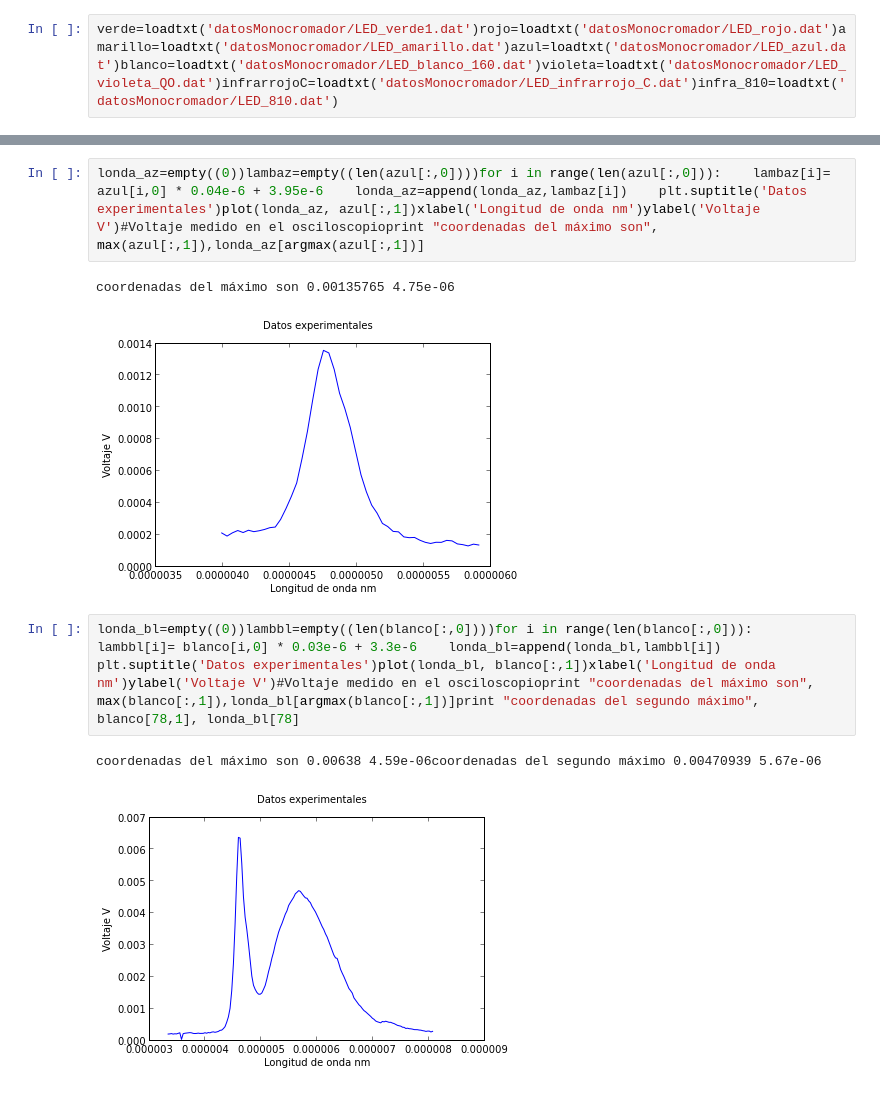
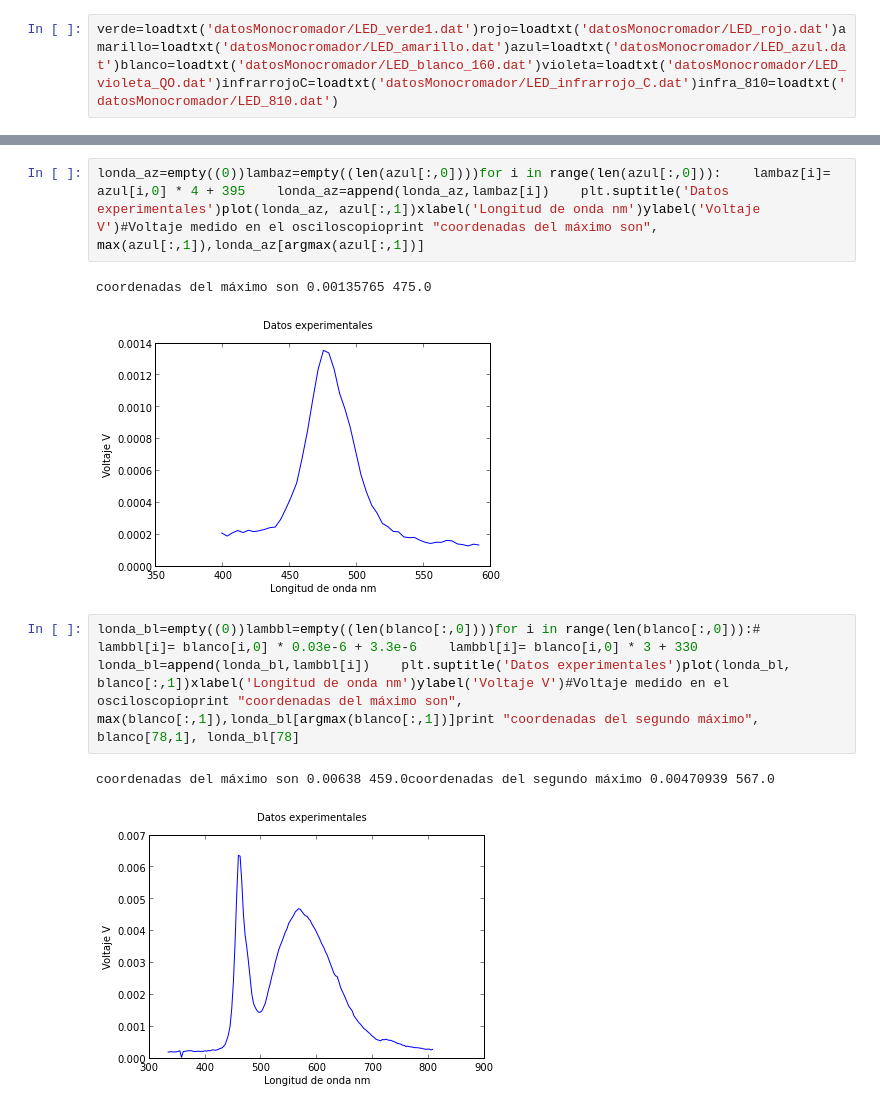
Before and after one commit to CristinaNavarrete/LabIntermedio, a Jupyter notebook: lambda_intensidad monocromador.ipynb, the cells around one changed output, grey strips where cells are left out. Drawn from its saved outputs; the diff is of its cells as text.

```diff
--- a/lambda_intensidad monocromador.ipynb
+++ b/lambda_intensidad monocromador.ipynb
@@ -22,11 +22,11 @@ coordenadas del máximo son 0.00023469333 6e-06
 # %%
-londa_az=empty((0))lambaz=empty((len(azul[:,0])))for i in range(len(azul[:,0])):    lambaz[i]= azul[i,0] * 0.04e-6 + 3.95e-6    londa_az=append(londa_az,lambaz[i])    plt.suptitle('Datos experimentales')plot(londa_az, azul[:,1])xlabel('Longitud de onda nm')ylabel('Voltaje V')#Voltaje medido en el osciloscopioprint "coordenadas del máximo son", max(azul[:,1]),londa_az[argmax(azul[:,1])]
+londa_az=empty((0))lambaz=empty((len(azul[:,0])))for i in range(len(azul[:,0])):    lambaz[i]= azul[i,0] * 4 + 395    londa_az=append(londa_az,lambaz[i])    plt.suptitle('Datos experimentales')plot(londa_az, azul[:,1])xlabel('Longitud de onda nm')ylabel('Voltaje V')#Voltaje medido en el osciloscopioprint "coordenadas del máximo son", max(azul[:,1]),londa_az[argmax(azul[:,1])]
 # %% [output]
-coordenadas del máximo son 0.00135765 4.75e-06
+coordenadas del máximo son 0.00135765 475.0
-[figure, old version]
+[figure, new version]
 # %%
-londa_bl=empty((0))lambbl=empty((len(blanco[:,0])))for i in range(len(blanco[:,0])):    lambbl[i]= blanco[i,0] * 0.03e-6 + 3.3e-6    londa_bl=append(londa_bl,lambbl[i])    plt.suptitle('Datos experimentales')plot(londa_bl, blanco[:,1])xlabel('Longitud de onda nm')ylabel('Voltaje V')#Voltaje medido en el osciloscopioprint "coordenadas del máximo son", max(blanco[:,1]),londa_bl[argmax(blanco[:,1])]print "coordenadas del segundo máximo", blanco[78,1], londa_bl[78]
+londa_bl=empty((0))lambbl=empty((len(blanco[:,0])))for i in range(len(blanco[:,0])):#    lambbl[i]= blanco[i,0] * 0.03e-6 + 3.3e-6    lambbl[i]= blanco[i,0] * 3 + 330    londa_bl=append(londa_bl,lambbl[i])    plt.suptitle('Datos experimentales')plot(londa_bl, blanco[:,1])xlabel('Longitud de onda nm')ylabel('Voltaje V')#Voltaje medido en el osciloscopioprint "coordenadas del máximo son", max(blanco[:,1]),londa_bl[argmax(blanco[:,1])]print "coordenadas del segundo máximo", blanco[78,1], londa_bl[78]
 # %% [output]
-coordenadas del máximo son 0.00638 4.59e-06coordenadas del segundo máximo 0.00470939 5.67e-06
+coordenadas del máximo son 0.00638 459.0coordenadas del segundo máximo 0.00470939 567.0
-[figure, old version]
+[figure, new version]
 # %%
```
Also changed, not shown: parts of 10 cells of this notebook.
